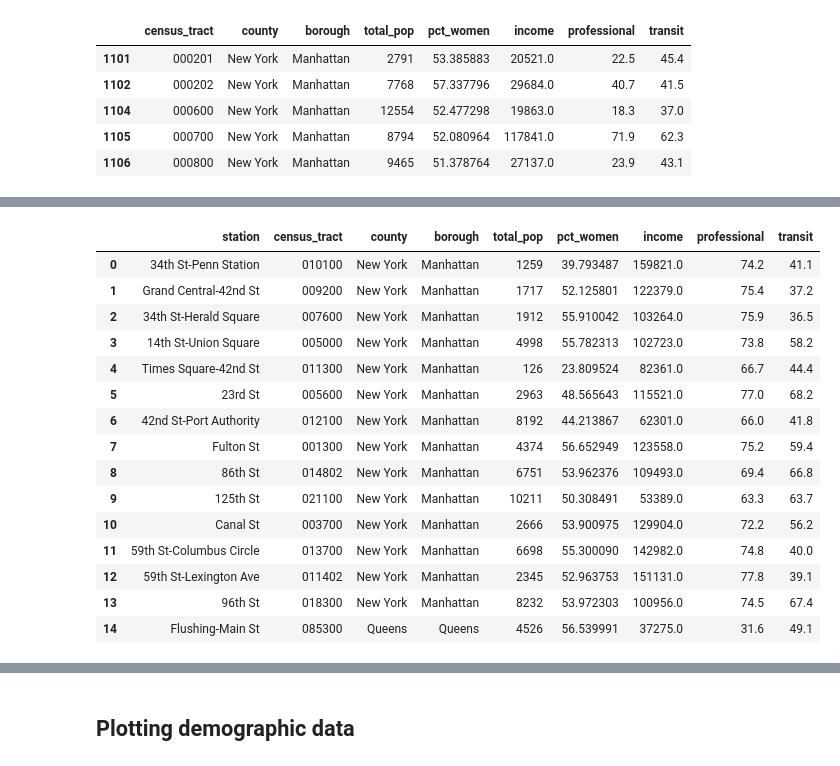
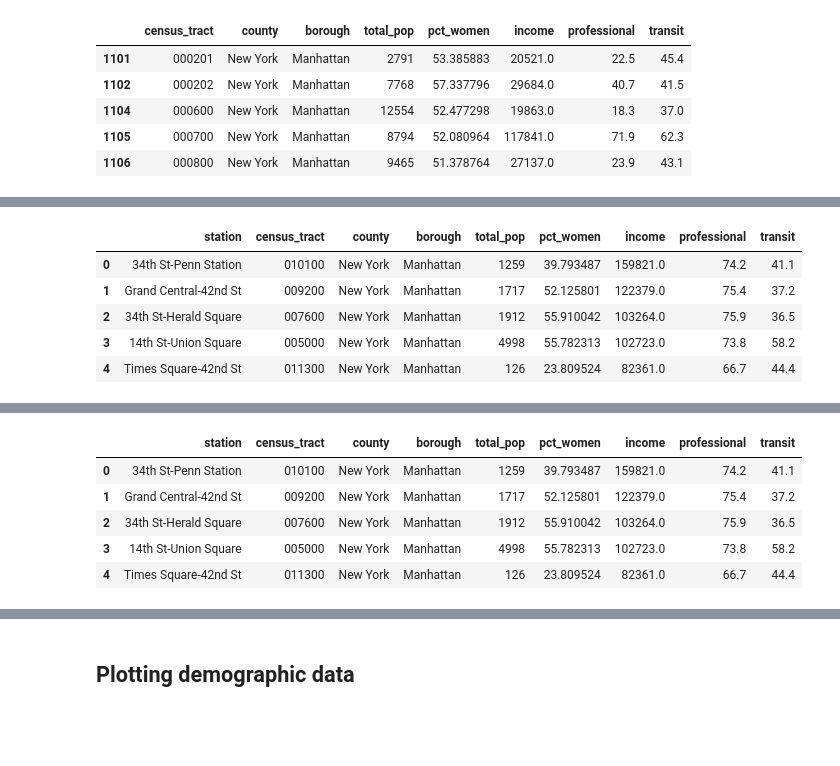
Before and after one commit to gjj425/MTA_EDA_Project, a Jupyter notebook: demographic_data.ipynb, the cells around one changed output, grey strips where cells are left out. Cells and saved outputs as stored; diff of their text form; code cells hidden in the pictures; blank space fills up the shorter version.

```diff
--- a/demographic_data.ipynb
+++ b/demographic_data.ipynb
@@ -521,9 +466,9 @@ demo_df['census_tract'].value_counts()
 Name: census_tract, dtype: int64
 # %%
 # Remove the rows with the census tract areas we are not examining
-demo_df.drop([14,15,16,17,18], inplace=True)
+demo_df.drop([14,15,16,17,18], inplace=True, errors='ignore')
 demo_df.reset_index(drop=True, inplace=True)
-demo_df
+demo_df.head()
 # %% [output]
 A value is trying to be set on a copy of a slice from a DataFrame
 
@@ -591,5 +506,13 @@ tracts_dict_df
 # %%
 census_df = pd.merge(tracts_dict_df, demo_df, how='left', on='census_tract')
+census_df.head()
+# %% [output]
+|  | station | census_tract | county | borough | total_pop | pct_women | income | professional | transit |
+| 0 | 34th St-Penn Station | 010100 | New York | Manhattan | 1259 | 39.793487 | 159821.0 | 74.2 | 41.1 |
+| 1 | Grand Central-42nd St | 009200 | New York | Manhattan | 1717 | 52.125801 | 122379.0 | 75.4 | 37.2 |
+| 2 | 34th St-Herald Square | 007600 | New York | Manhattan | 1912 | 55.910042 | 103264.0 | 75.9 | 36.5 |
+| 3 | 14th St-Union Square | 005000 | New York | Manhattan | 4998 | 55.782313 | 102723.0 | 73.8 | 58.2 |
+| 4 | Times Square-42nd St | 011300 | New York | Manhattan | 126 | 23.809524 | 82361.0 | 66.7 | 44.4 |
 # %%
 # Clean column names
 census_df.columns = census_df.columns.str.strip()
@@ -614,21 +537,11 @@ Data columns (total 9 columns):
 dtypes: float64(4), int64(1), object(4)
 memory usage: 1.2+ KB
 # %%
-census_df
+census_df.head()
 # %% [output]
 |  | station | census_tract | county | borough | total_pop | pct_women | income | professional | transit |
 | 0 | 34th St-Penn Station | 010100 | New York | Manhattan | 1259 | 39.793487 | 159821.0 | 74.2 | 41.1 |
 | 1 | Grand Central-42nd St | 009200 | New York | Manhattan | 1717 | 52.125801 | 122379.0 | 75.4 | 37.2 |
 | 2 | 34th St-Herald Square | 007600 | New York | Manhattan | 1912 | 55.910042 | 103264.0 | 75.9 | 36.5 |
 | 3 | 14th St-Union Square | 005000 | New York | Manhattan | 4998 | 55.782313 | 102723.0 | 73.8 | 58.2 |
 | 4 | Times Square-42nd St | 011300 | New York | Manhattan | 126 | 23.809524 | 82361.0 | 66.7 | 44.4 |
-| 5 | 23rd St | 005600 | New York | Manhattan | 2963 | 48.565643 | 115521.0 | 77.0 | 68.2 |
-| 6 | 42nd St-Port Authority | 012100 | New York | Manhattan | 8192 | 44.213867 | 62301.0 | 66.0 | 41.8 |
-| 7 | Fulton St | 001300 | New York | Manhattan | 4374 | 56.652949 | 123558.0 | 75.2 | 59.4 |
-| 8 | 86th St | 014802 | New York | Manhattan | 6751 | 53.962376 | 109493.0 | 69.4 | 66.8 |
-| 9 | 125th St | 021100 | New York | Manhattan | 10211 | 50.308491 | 53389.0 | 63.3 | 63.7 |
-| 10 | Canal St | 003700 | New York | Manhattan | 2666 | 53.900975 | 129904.0 | 72.2 | 56.2 |
-| 11 | 59th St-Columbus Circle | 013700 | New York | Manhattan | 6698 | 55.300090 | 142982.0 | 74.8 | 40.0 |
-| 12 | 59th St-Lexington Ave | 011402 | New York | Manhattan | 2345 | 52.963753 | 151131.0 | 77.8 | 39.1 |
-| 13 | 96th St | 018300 | New York | Manhattan | 8232 | 53.972303 | 100956.0 | 74.5 | 67.4 |
-| 14 | Flushing-Main St | 085300 | Queens | Queens | 4526 | 56.539991 | 37275.0 | 31.6 | 49.1 |
```
Also changed, not shown: parts of 21 cells of this notebook.
